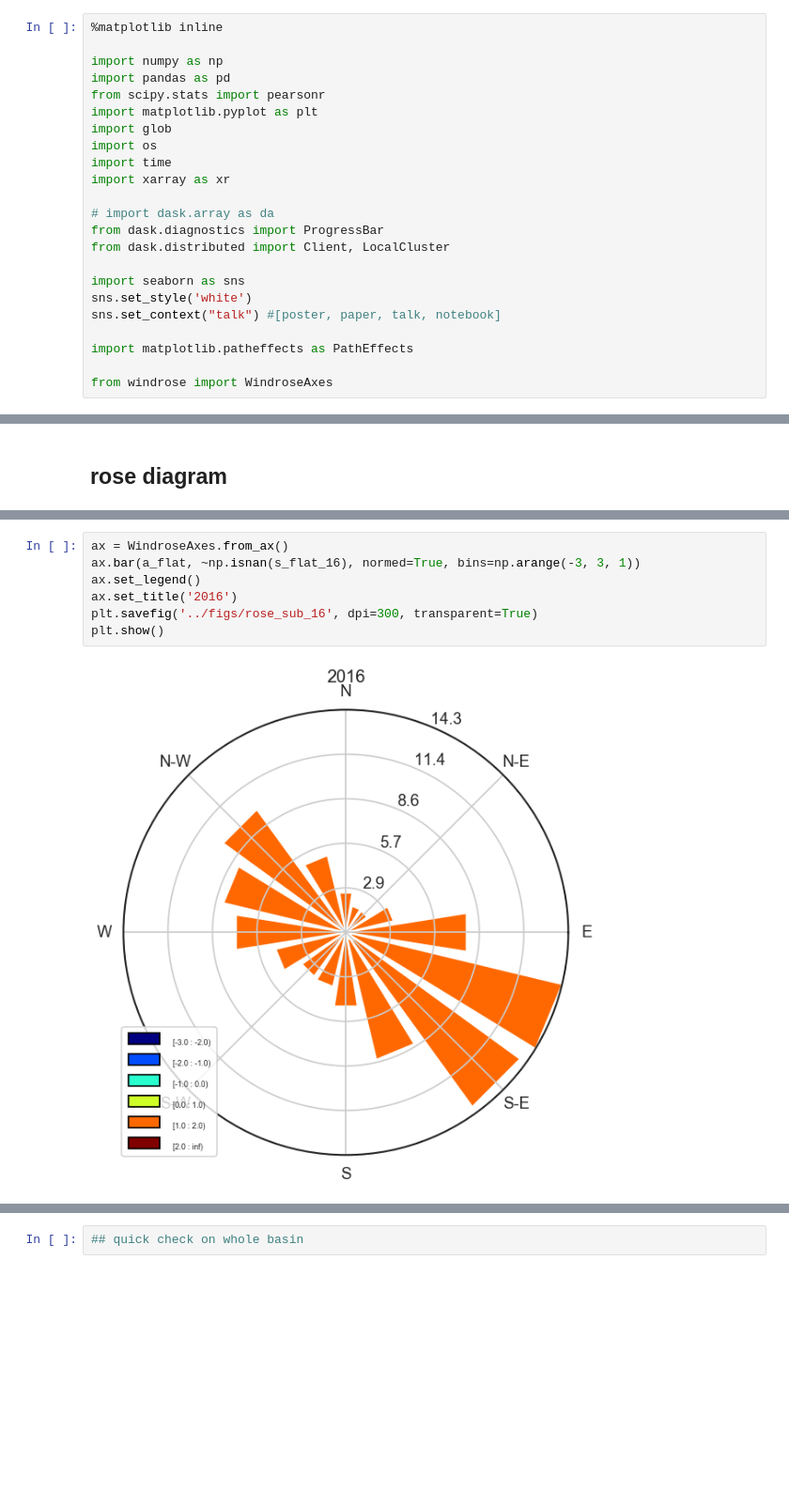
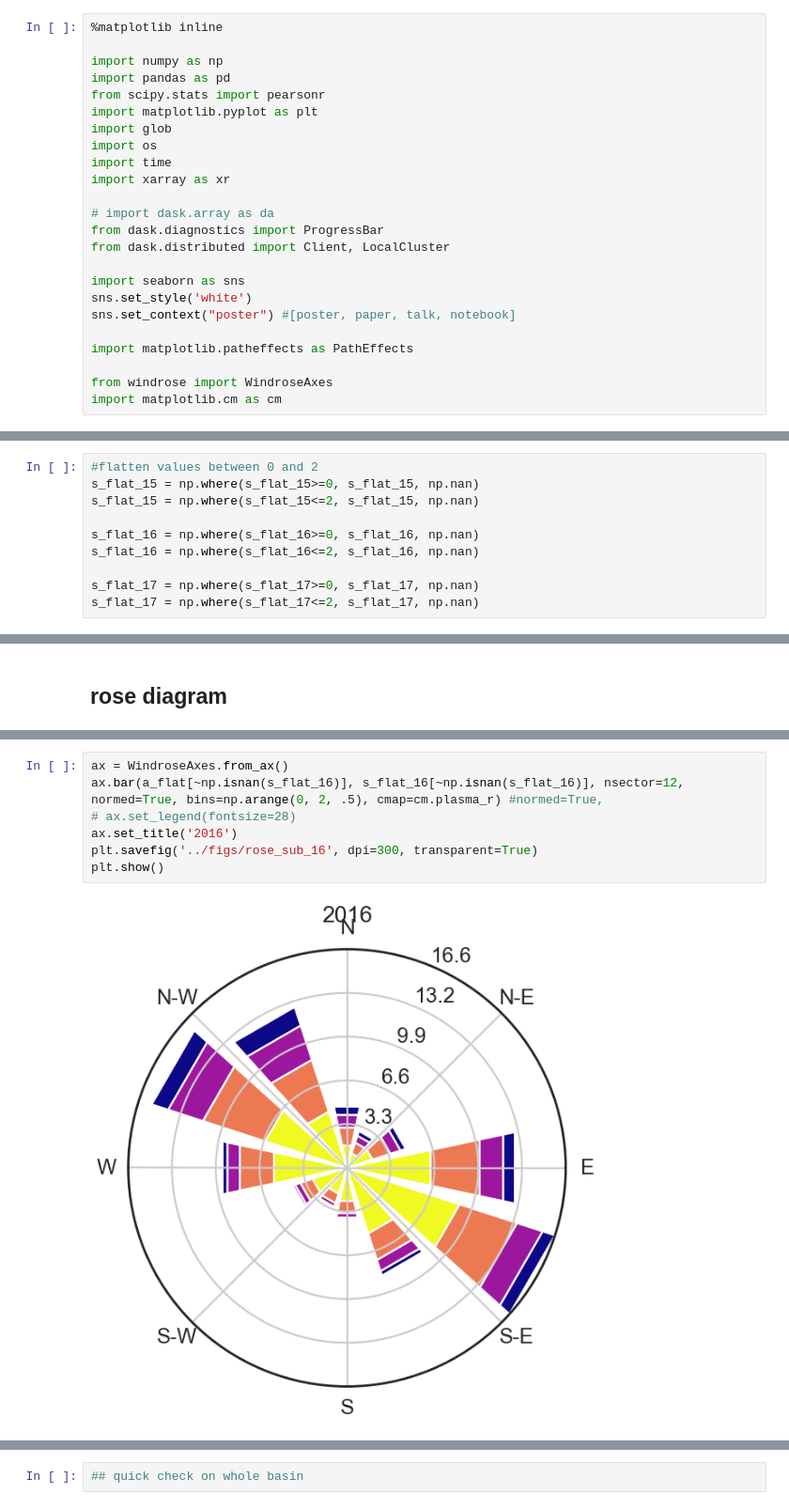
Before and after one commit to meganmason/jlabs, a Jupyter notebook: xarray/rose.ipynb, the cells around one changed output, grey strips where cells are left out. Shown at 94% size. Saved outputs shown, nothing was run; the diff lists cells and outputs as text; blank space fills up the shorter version.

Commit message:
commits before AGU. Holding off on adding all the flats

```diff
--- a/xarray/rose.ipynb
+++ b/xarray/rose.ipynb
@@ -16,11 +16,12 @@ from dask.distributed import Client, LocalCluster
 
 import seaborn as sns
 sns.set_style('white')
-sns.set_context("talk") #[poster, paper, talk, notebook]
+sns.set_context("poster") #[poster, paper, talk, notebook]
 
 import matplotlib.patheffects as PathEffects
 
 from windrose import WindroseAxes
+import matplotlib.cm as cm
 # %%
 # fname = '~/Documents/projects/thesis/results/output/compiled_SUPERsnow.nc' #ARS
 fname = '~/Documents/research/sierra/data/compiled_SUPERsnow.nc' #BSU
@@ -101,6 +102,16 @@ stdize = ((x_gt0 - mu_gt0) / sig_gt0)
 s_flat_15 = stdize.isel(time=0).values.flatten() #switch time: 0, 1, 2
 s_flat_16 = stdize.isel(time=1).values.flatten() #switch time: 0, 1, 2
 s_flat_17 = stdize.isel(time=2).values.flatten() #switch time: 0, 1, 2
+# %%
+#flatten values between 0 and 2
+s_flat_15 = np.where(s_flat_15>=0, s_flat_15, np.nan)
+s_flat_15 = np.where(s_flat_15<=2, s_flat_15, np.nan)
+
+s_flat_16 = np.where(s_flat_16>=0, s_flat_16, np.nan)
+s_flat_16 = np.where(s_flat_16<=2, s_flat_16, np.nan)
+
+s_flat_17 = np.where(s_flat_17>=0, s_flat_17, np.nan)
+s_flat_17 = np.where(s_flat_17<=2, s_flat_17, np.nan)
 # %%
 a_flat = terr.aspect.values.flatten() #aspect
 # %% [markdown]
@@ -117,11 +130,11 @@ plt.show()
 # %%
 ax = WindroseAxes.from_ax()
-ax.bar(a_flat, ~np.isnan(s_flat_16), normed=True, bins=np.arange(-3, 3, 1))
-ax.set_legend()
+ax.bar(a_flat[~np.isnan(s_flat_16)], s_flat_16[~np.isnan(s_flat_16)], nsector=12, normed=True, bins=np.arange(0, 2, .5), cmap=cm.plasma_r) #normed=True,
+# ax.set_legend(fontsize=28)
 ax.set_title('2016')
 plt.savefig('../figs/rose_sub_16', dpi=300, transparent=True)
 plt.show()
 # %% [output]
-[figure, old version]
+[figure, new version]
 # %%
 ax = WindroseAxes.from_ax()
```
Also changed, not shown: parts of 4 cells of this notebook, 5 other files.
